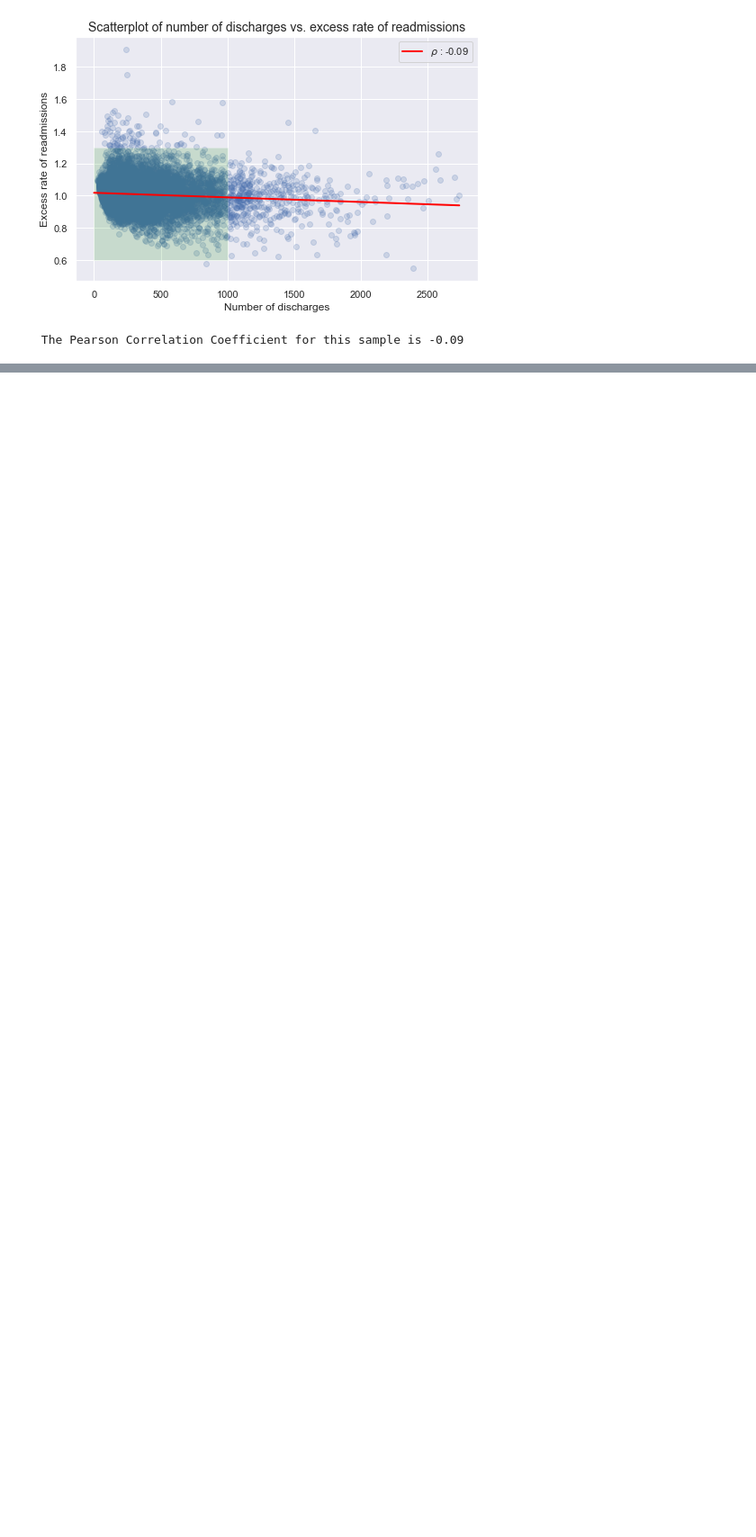
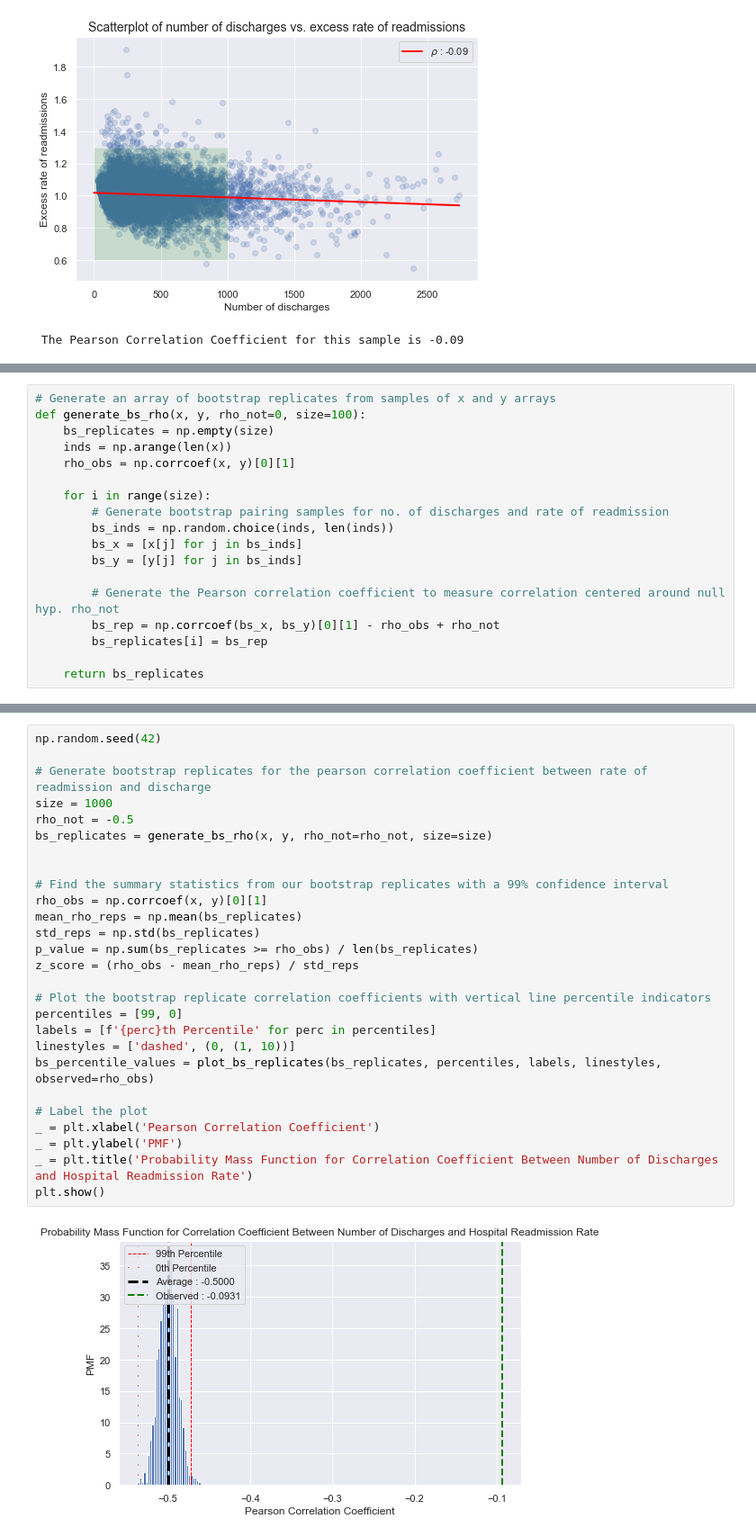
Before and after one commit to aldenmchico/Springboard, a Jupyter notebook: EDA-Exercise-3/Hospital_Readmissions_EDA.ipynb, the cells around one changed output, grey strips where cells are left out. Shown: that part at 90% size. Cells and saved outputs as stored; diff of their text form; blank space fills up the shorter version.

```diff
--- a/EDA-Exercise-3/Hospital_Readmissions_EDA.ipynb
+++ b/EDA-Exercise-3/Hospital_Readmissions_EDA.ipynb
@@ -222,0 +171,18 @@ Observed Z-Score is 35
+# %%
+# Generate an array of bootstrap replicates from samples of x and y arrays
+def generate_bs_rho(x, y, rho_not=0, size=100):
+    bs_replicates = np.empty(size)
+    inds = np.arange(len(x))
+    rho_obs = np.corrcoef(x, y)[0][1]
+
+    for i in range(size):
+        # Generate bootstrap pairing samples for no. of discharges and rate of readmission
+        bs_inds = np.random.choice(inds, len(inds))
+        bs_x = [x[j] for j in bs_inds]
+        bs_y = [y[j] for j in bs_inds]
+
+        # Generate the Pearson correlation coefficient to measure correlation centered around null hyp. rho_not
+        bs_rep = np.corrcoef(bs_x, bs_y)[0][1] - rho_obs + rho_not
+        bs_replicates[i] = bs_rep
+
+    return bs_replicates
@@ -222,0 +221,29 @@ Observed Z-Score is 35
+# %%
+np.random.seed(42)
+
+# Generate bootstrap replicates for the pearson correlation coefficient between rate of readmission and discharge
+size = 1000
+rho_not = -0.5
+bs_replicates = generate_bs_rho(x, y, rho_not=rho_not, size=size)
+
+
+# Find the summary statistics from our bootstrap replicates with a 99% confidence interval
+rho_obs = np.corrcoef(x, y)[0][1]
+mean_rho_reps = np.mean(bs_replicates)
+std_reps = np.std(bs_replicates)
+p_value = np.sum(bs_replicates >= rho_obs) / len(bs_replicates)
+z_score = (rho_obs - mean_rho_reps) / std_reps
+
+# Plot the bootstrap replicate correlation coefficients with vertical line percentile indicators
+percentiles = [99, 0]
+labels = [f'{perc}th Percentile' for perc in percentiles]
+linestyles = ['dashed', (0, (1, 10))]
+bs_percentile_values = plot_bs_replicates(bs_replicates, percentiles, labels, linestyles, observed=rho_obs)
+
+# Label the plot
+_ = plt.xlabel('Pearson Correlation Coefficient')
+_ = plt.ylabel('PMF')
+_ = plt.title('Probability Mass Function for Correlation Coefficient Between Number of Discharges and Hospital Readmission Rate')
+plt.show()
+# %% [output]
+[figure, added]
```
Also changed, not shown: parts of 18 cells of this notebook.
